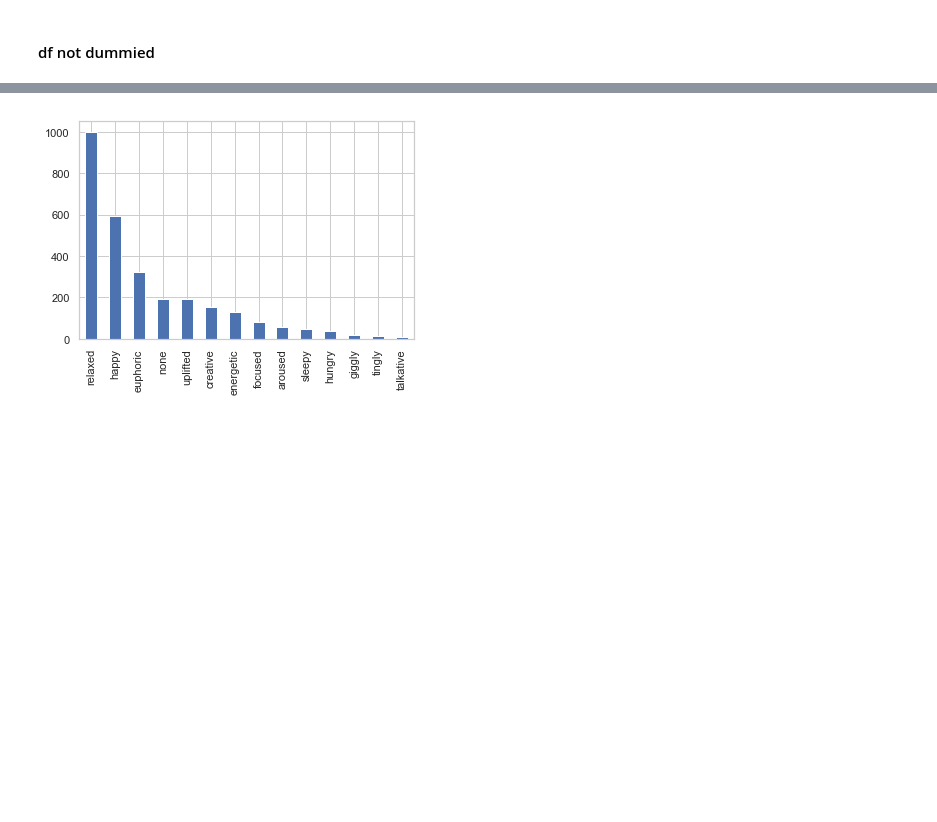
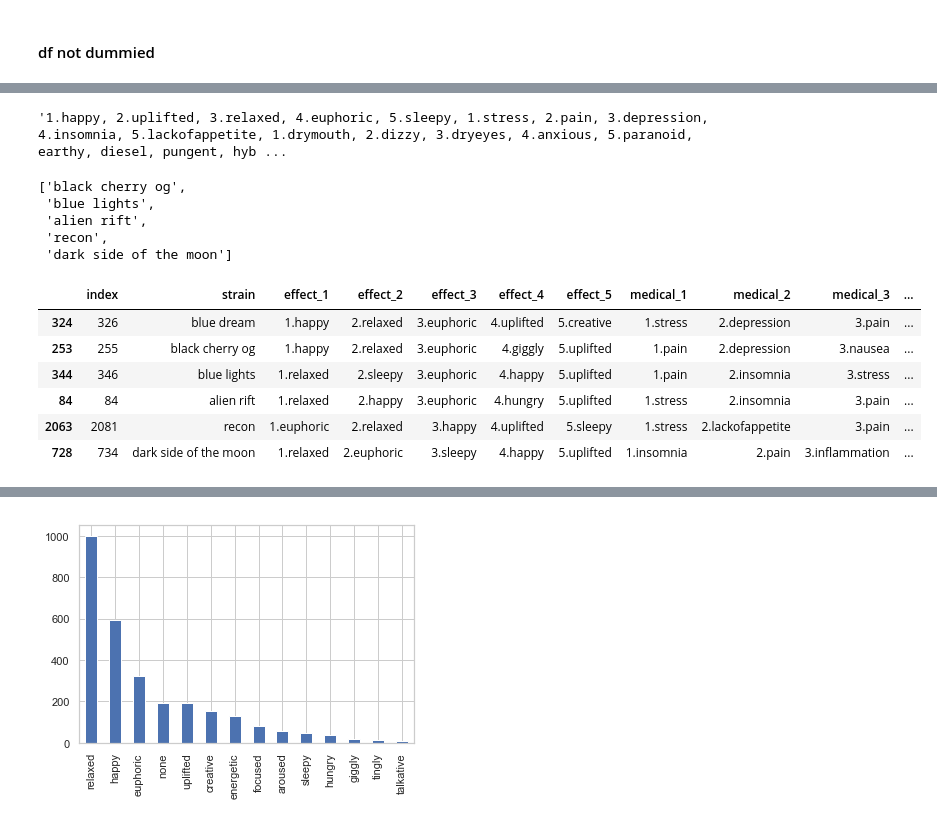
Before and after one commit to TaraRosen/cannabis_recommendation_engine, a Jupyter notebook: Cannabis Recommender - DS042219 - Final Project2.ipynb, the cells around one changed output, grey strips where cells are left out. Drawn from its saved outputs; the diff is of its cells as text; code cells hidden in the pictures; blank space fills up the shorter version.

```diff
--- a/Cannabis Recommender - DS042219 - Final Project2.ipynb
+++ b/Cannabis Recommender - DS042219 - Final Project2.ipynb
@@ -1060,0 +1136,2 @@ unedited_df.drop(to_drop, axis=1, inplace=True)
+# %%
+unedited_df.drop_duplicates(inplace=True)
@@ -1077,3 +1189,5 @@ clean(unedited_df, 'negative_5')
 clean(unedited_df, 'flavor_1')
 clean(unedited_df, 'flavor_2')
 clean(unedited_df, 'flavor_3')
+# %%
+unedited_df.reset_index(inplace=True)
@@ -1079,0 +1196,7 @@ clean(unedited_df, 'flavor_3')
+# %%
+#move category column to end
+df1 = unedited_df.pop('category')
+unedited_df['category']=df1
+
+unedited_df['combined'] = unedited_df[unedited_df.columns[2:]].apply(
+    lambda x: ', '.join(x), axis=1)
@@ -1079,0 +1212,4 @@ clean(unedited_df, 'flavor_3')
+# %%
+unedited_df['combined'][0]
+# %% [output]
+'1.happy, 2.uplifted, 3.relaxed, 4.euphoric, 5.sleepy, 1.stress, 2.pain, 3.depression, 4.insomnia, 5.lackofappetite, 1.drymouth, 2.dizzy, 3.dryeyes, 4.anxious, 5.paranoid, earthy, diesel, pungent, hyb ...
@@ -1079,0 +1258,32 @@ clean(unedited_df, 'flavor_3')
+# %%
+recommended_strains('blue dream')
+# %% [output]
+['black cherry og',
+ 'blue lights',
+ 'alien rift',
+ 'recon',
+ 'dark side of the moon']
+# %%
+# build table with inputted strain and 5 most similar
+
+def build_comp_table_vec(df, strain):
+    strain_0 = unedited_df[unedited_df['strain'] == strain]
+    strain_1 = unedited_df[unedited_df['strain'] == recommended_strains(strain)[0]]
+    strain_2 = unedited_df[unedited_df['strain'] == recommended_strains(strain)[1]]
+    strain_3 = unedited_df[unedited_df['strain'] == recommended_strains(strain)[2]]
+    strain_4 = unedited_df[unedited_df['strain'] == recommended_strains(strain)[3]]
+    strain_5 = unedited_df[unedited_df['strain'] == recommended_strains(strain)[4]]
+
+    to_append = [strain_1, strain_2, strain_3, strain_4, strain_5]
+    checks1 = strain_0.append(to_append)
+    return checks1
+# %%
+build_comp_table_vec(unedited_df, 'blue dream')
+# %% [output]
+|  | index | strain | effect_1 | effect_2 | effect_3 | effect_4 | effect_5 | medical_1 | medical_2 | medical_3 | ... |
+| 324 | 326 | blue dream | 1.happy | 2.relaxed | 3.euphoric | 4.uplifted | 5.creative | 1.stress | 2.depression | 3.pain | ... |
+| 253 | 255 | black cherry og | 1.happy | 2.relaxed | 3.euphoric | 4.giggly | 5.uplifted | 1.pain | 2.depression | 3.nausea | ... |
+| 344 | 346 | blue lights | 1.relaxed | 2.sleepy | 3.euphoric | 4.happy | 5.uplifted | 1.pain | 2.insomnia | 3.stress | ... |
+| 84 | 84 | alien rift | 1.relaxed | 2.happy | 3.euphoric | 4.hungry | 5.uplifted | 1.stress | 2.insomnia | 3.pain | ... |
+| 2063 | 2081 | recon | 1.euphoric | 2.relaxed | 3.happy | 4.uplifted | 5.sleepy | 1.stress | 2.lackofappetite | 3.pain | ... |
+| 728 | 734 | dark side of the moon | 1.relaxed | 2.euphoric | 3.sleepy | 4.happy | 5.uplifted | 1.insomnia | 2.pain | 3.inflammation | ... |
```
Also changed, not shown: parts of 41 cells of this notebook, 1 other file.
